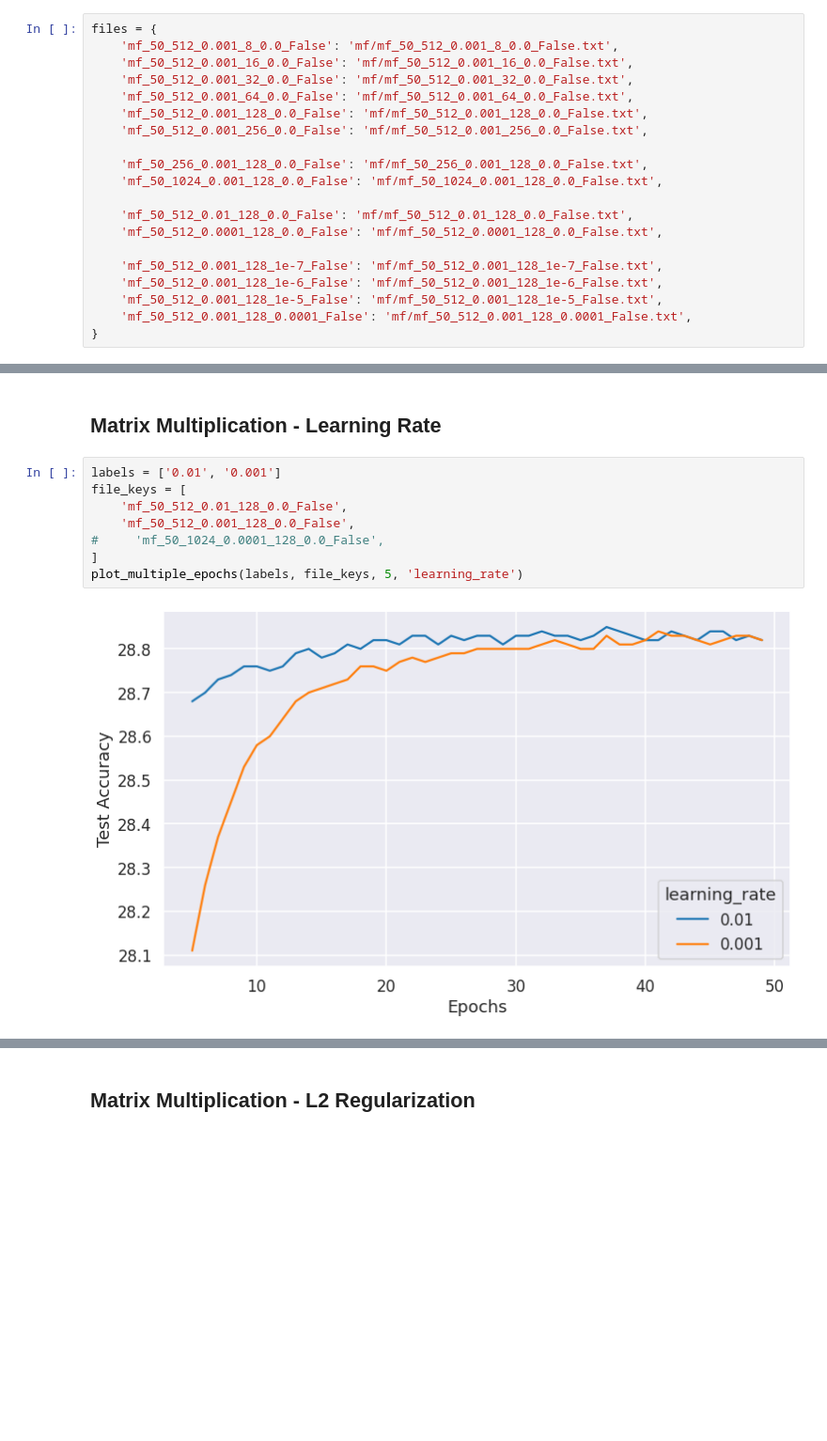
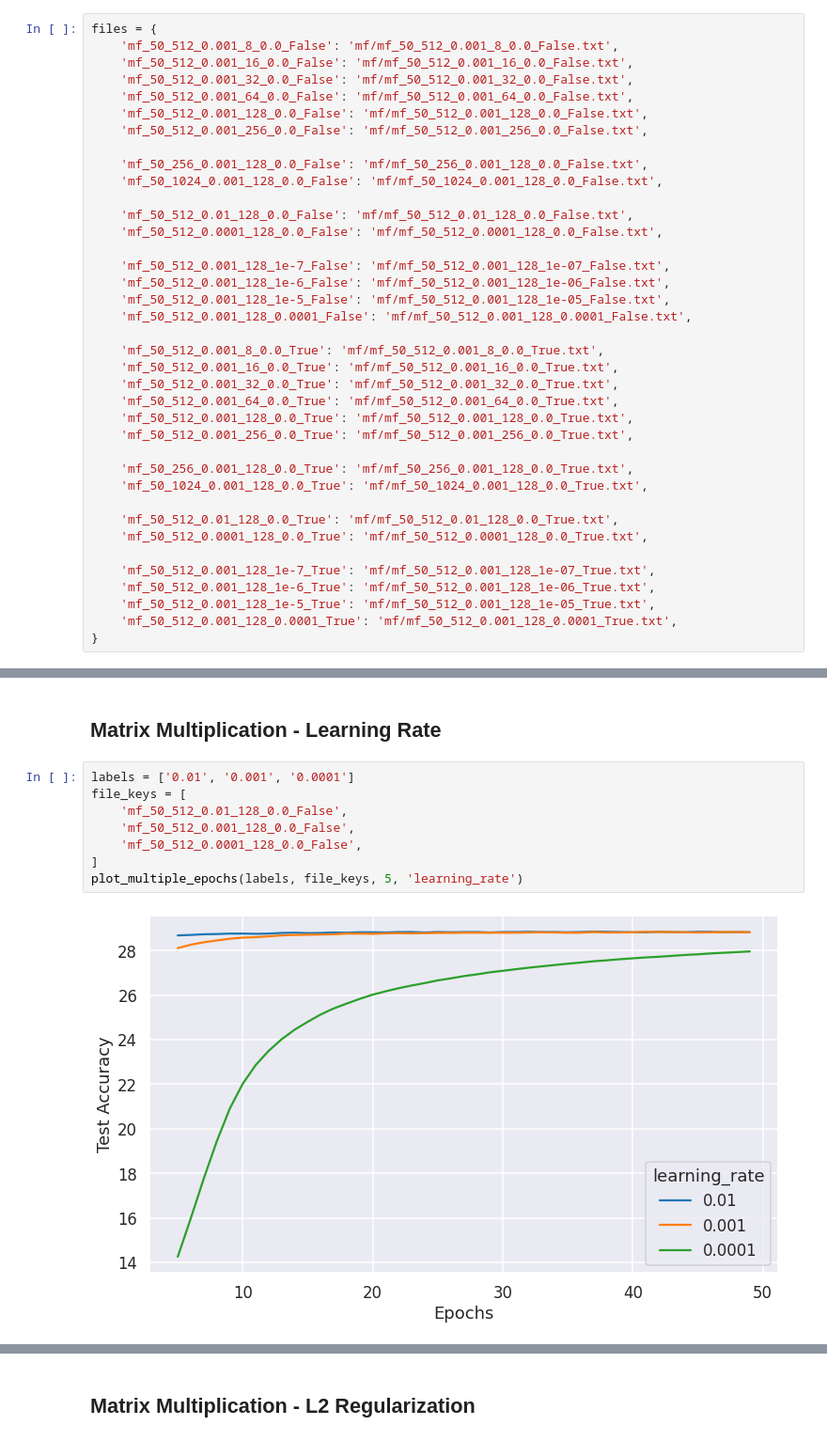
Before and after one commit to hardikp/movielens, a Jupyter notebook: logs/plot_datapoints.ipynb, the cells around one changed output, grey strips where cells are left out. Shown: that part at 94% size. Drawn from its saved outputs; the diff is of its cells as text; blank space fills up the shorter version.

```diff
--- a/logs/plot_datapoints.ipynb
+++ b/logs/plot_datapoints.ipynb
@@ -44,10 +44,28 @@ files = {
     'mf_50_512_0.01_128_0.0_False': 'mf/mf_50_512_0.01_128_0.0_False.txt',
     'mf_50_512_0.0001_128_0.0_False': 'mf/mf_50_512_0.0001_128_0.0_False.txt',
 
-    'mf_50_512_0.001_128_1e-7_False': 'mf/mf_50_512_0.001_128_1e-7_False.txt',
-    'mf_50_512_0.001_128_1e-6_False': 'mf/mf_50_512_0.001_128_1e-6_False.txt',
-    'mf_50_512_0.001_128_1e-5_False': 'mf/mf_50_512_0.001_128_1e-5_False.txt',
+    'mf_50_512_0.001_128_1e-7_False': 'mf/mf_50_512_0.001_128_1e-07_False.txt',
+    'mf_50_512_0.001_128_1e-6_False': 'mf/mf_50_512_0.001_128_1e-06_False.txt',
+    'mf_50_512_0.001_128_1e-5_False': 'mf/mf_50_512_0.001_128_1e-05_False.txt',
     'mf_50_512_0.001_128_0.0001_False': 'mf/mf_50_512_0.001_128_0.0001_False.txt',
+
+    'mf_50_512_0.001_8_0.0_True': 'mf/mf_50_512_0.001_8_0.0_True.txt',
+    'mf_50_512_0.001_16_0.0_True': 'mf/mf_50_512_0.001_16_0.0_True.txt',
+    'mf_50_512_0.001_32_0.0_True': 'mf/mf_50_512_0.001_32_0.0_True.txt',
+    'mf_50_512_0.001_64_0.0_True': 'mf/mf_50_512_0.001_64_0.0_True.txt',
+    'mf_50_512_0.001_128_0.0_True': 'mf/mf_50_512_0.001_128_0.0_True.txt',
+    'mf_50_512_0.001_256_0.0_True': 'mf/mf_50_512_0.001_256_0.0_True.txt',
+
+    'mf_50_256_0.001_128_0.0_True': 'mf/mf_50_256_0.001_128_0.0_True.txt',
+    'mf_50_1024_0.001_128_0.0_True': 'mf/mf_50_1024_0.001_128_0.0_True.txt',
+
+    'mf_50_512_0.01_128_0.0_True': 'mf/mf_50_512_0.01_128_0.0_True.txt',
+    'mf_50_512_0.0001_128_0.0_True': 'mf/mf_50_512_0.0001_128_0.0_True.txt',
+
+    'mf_50_512_0.001_128_1e-7_True': 'mf/mf_50_512_0.001_128_1e-07_True.txt',
+    'mf_50_512_0.001_128_1e-6_True': 'mf/mf_50_512_0.001_128_1e-06_True.txt',
+    'mf_50_512_0.001_128_1e-5_True': 'mf/mf_50_512_0.001_128_1e-05_True.txt',
+    'mf_50_512_0.001_128_0.0001_True': 'mf/mf_50_512_0.001_128_0.0001_True.txt',
 }
 # %%
 def plot_multiple_epochs(labels, file_keys, epoch_offset, plot_label):
@@ -99,12 +140,12 @@ plot_multiple_epochs(labels, file_keys, 5, 'batch_size')
 # %% [markdown]
 ## Matrix Multiplication - Learning Rate
 # %%
-labels = ['0.01', '0.001']
+labels = ['0.01', '0.001', '0.0001']
 file_keys = [
     'mf_50_512_0.01_128_0.0_False',
     'mf_50_512_0.001_128_0.0_False',
-#     'mf_50_1024_0.0001_128_0.0_False',
+    'mf_50_512_0.0001_128_0.0_False',
 ]
 plot_multiple_epochs(labels, file_keys, 5, 'learning_rate')
 # %% [output]
-[figure, old version]
+[figure, new version]
```
Also changed, not shown: parts of 5 cells of this notebook, 12 other files.
